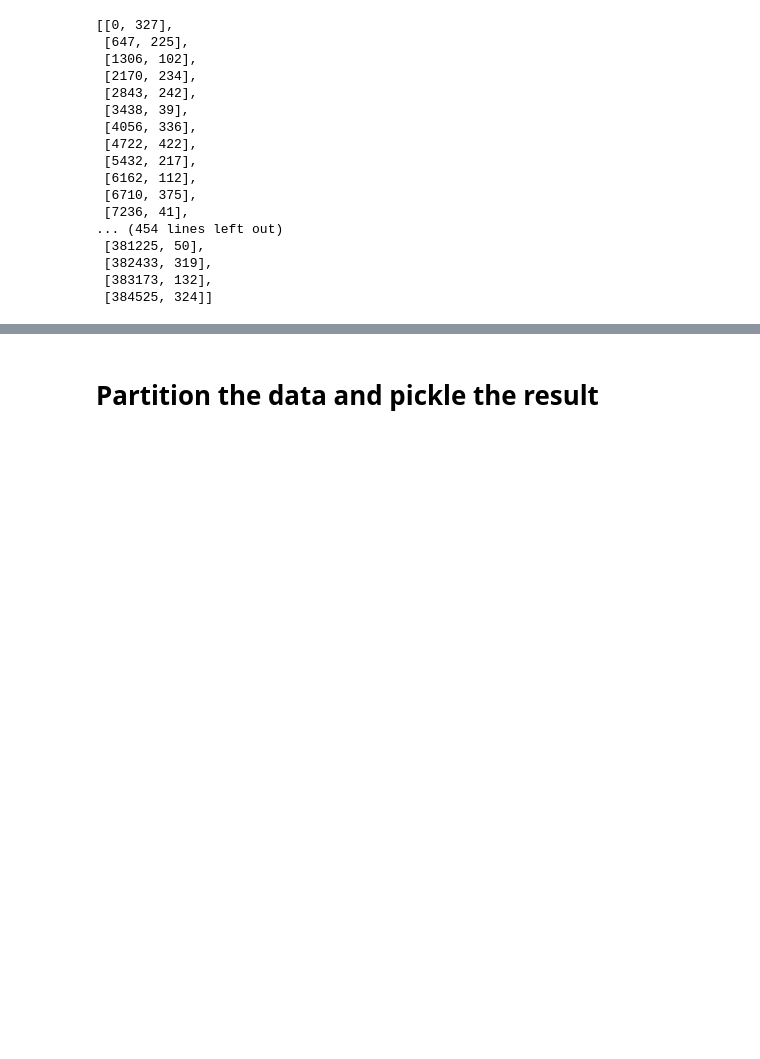
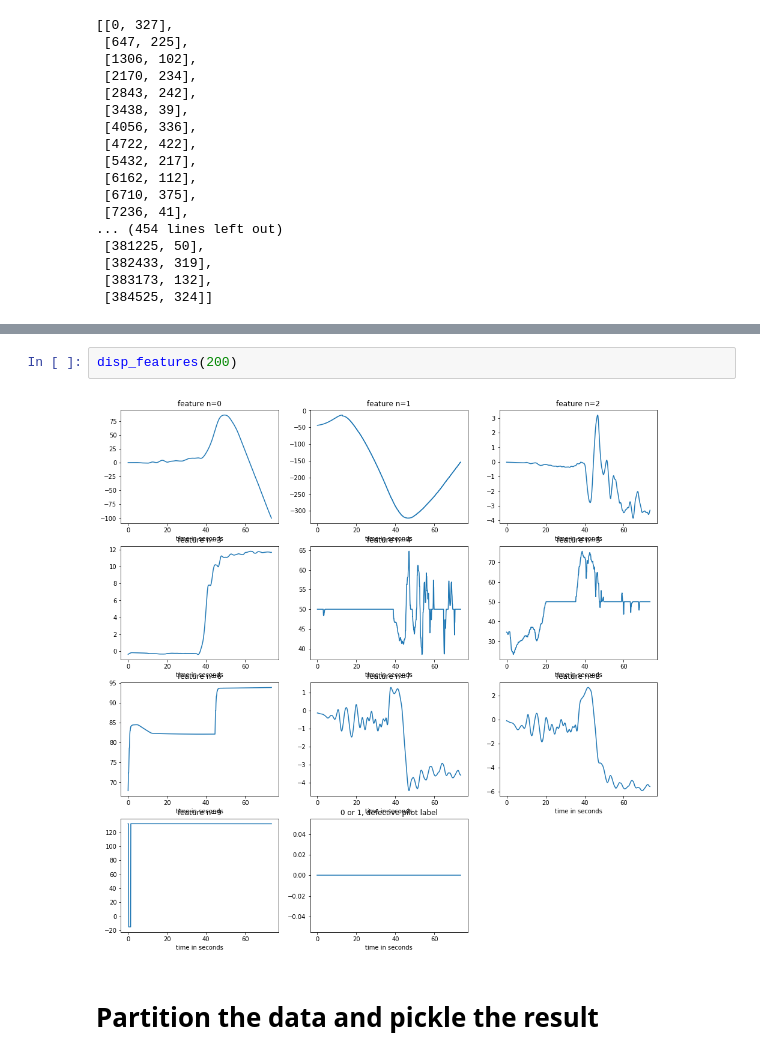
Before and after one commit to dcxSt/defective_pilot, a Jupyter notebook: data/visualise_features_and_partition_data.ipynb, the cells around one changed output, grey strips where cells are left out. Drawn from its saved outputs; the diff is of its cells as text; blank space fills up the shorter version.

```diff
--- a/data/visualise_features_and_partition_data.ipynb
+++ b/data/visualise_features_and_partition_data.ipynb
@@ -148,3 +151,7 @@ disp_features(124)
+# %%
+disp_features(200)
+# %% [output]
+[figure, added]
 # %% [markdown]
 # Partition the data and pickle the result
 # %%
```
Also changed, not shown: parts of 3 cells of this notebook, 5 other files.
